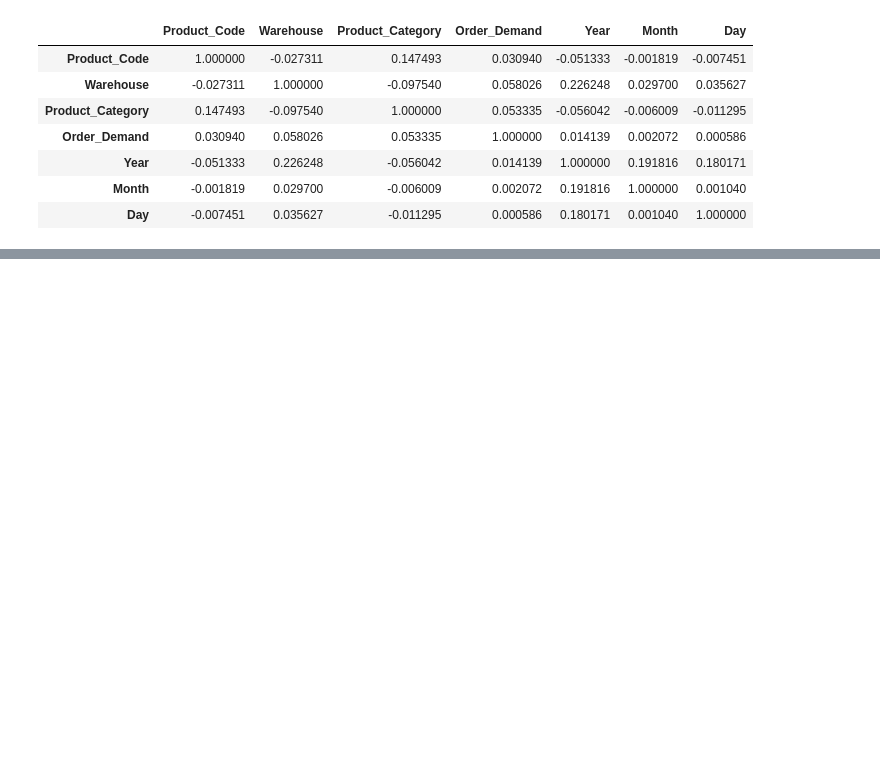
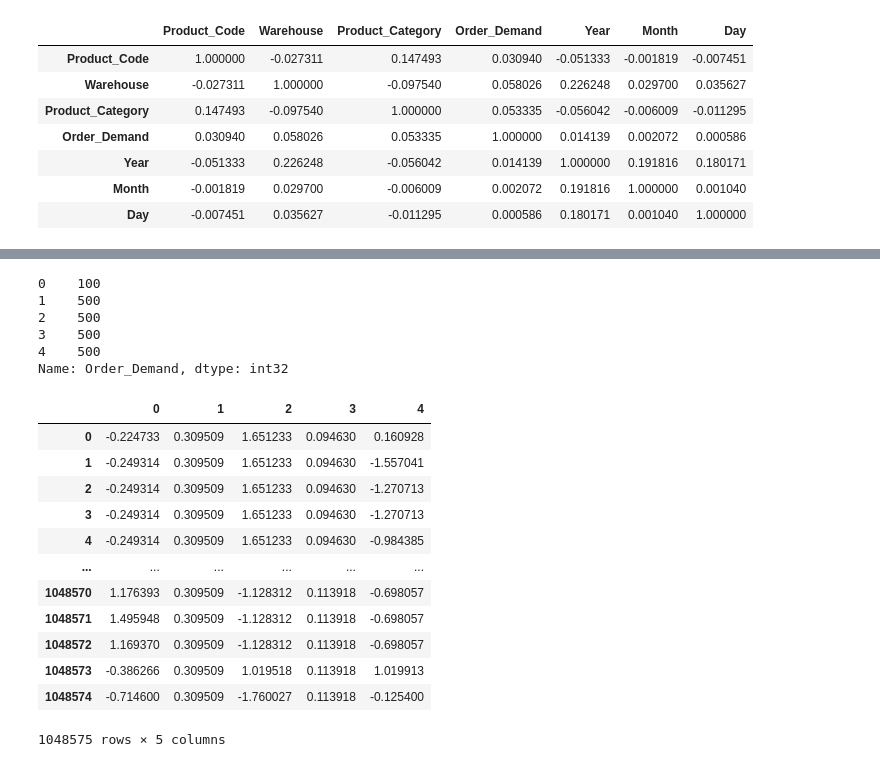
Before and after one commit to StatShibe/SupplyChain_DemandPrediction, a Jupyter notebook: Dataset_Inference.ipynb, the cells around one changed output, grey strips where cells are left out. Drawn from its saved outputs; the diff is of its cells as text; code cells hidden in the pictures; blank space fills up the shorter version.

```diff
--- a/Dataset_Inference.ipynb
+++ b/Dataset_Inference.ipynb
@@ -232,3 +232,5 @@ df.corr()
 | Year | -0.051333 | 0.226248 | -0.056042 | 0.014139 | 1.000000 | 0.191816 | 0.180171 |
 | Month | -0.001819 | 0.029700 | -0.006009 | 0.002072 | 0.191816 | 1.000000 | 0.001040 |
 | Day | -0.007451 | 0.035627 | -0.011295 | 0.000586 | 0.180171 | 0.001040 | 1.000000 |
+# %%
+df = df.drop(columns = ["Day"])
@@ -234,0 +246,2 @@ df.corr()
+# %%
+x = df.drop(columns = ["Order_Demand"])
@@ -234,0 +259,31 @@ df.corr()
+# %%
+y.head()
+# %% [output]
+0    100
+1    500
+2    500
+3    500
+4    500
+Name: Order_Demand, dtype: int32
+# %%
+from sklearn.preprocessing import StandardScaler
+scaler = StandardScaler()
+scaled_df = scaler.fit_transform(x)
+# %%
+scaled_df = pd.DataFrame(scaled_df)
+# %%
+scaled_df
+# %% [output]
+|  | 0 | 1 | 2 | 3 | 4 |
+| 0 | -0.224733 | 0.309509 | 1.651233 | 0.094630 | 0.160928 |
+| 1 | -0.249314 | 0.309509 | 1.651233 | 0.094630 | -1.557041 |
+| 2 | -0.249314 | 0.309509 | 1.651233 | 0.094630 | -1.270713 |
+| 3 | -0.249314 | 0.309509 | 1.651233 | 0.094630 | -1.270713 |
+| 4 | -0.249314 | 0.309509 | 1.651233 | 0.094630 | -0.984385 |
+| ... | ... | ... | ... | ... | ... |
+| 1048570 | 1.176393 | 0.309509 | -1.128312 | 0.113918 | -0.698057 |
+| 1048571 | 1.495948 | 0.309509 | -1.128312 | 0.113918 | -0.698057 |
+| 1048572 | 1.169370 | 0.309509 | -1.128312 | 0.113918 | -0.698057 |
+| 1048573 | -0.386266 | 0.309509 | 1.019518 | 0.113918 | 1.019913 |
+| 1048574 | -0.714600 | 0.309509 | -1.760027 | 0.113918 | -0.125400 |
+1048575 rows × 5 columns
```
Also changed, not shown: parts of 4 cells of this notebook.
